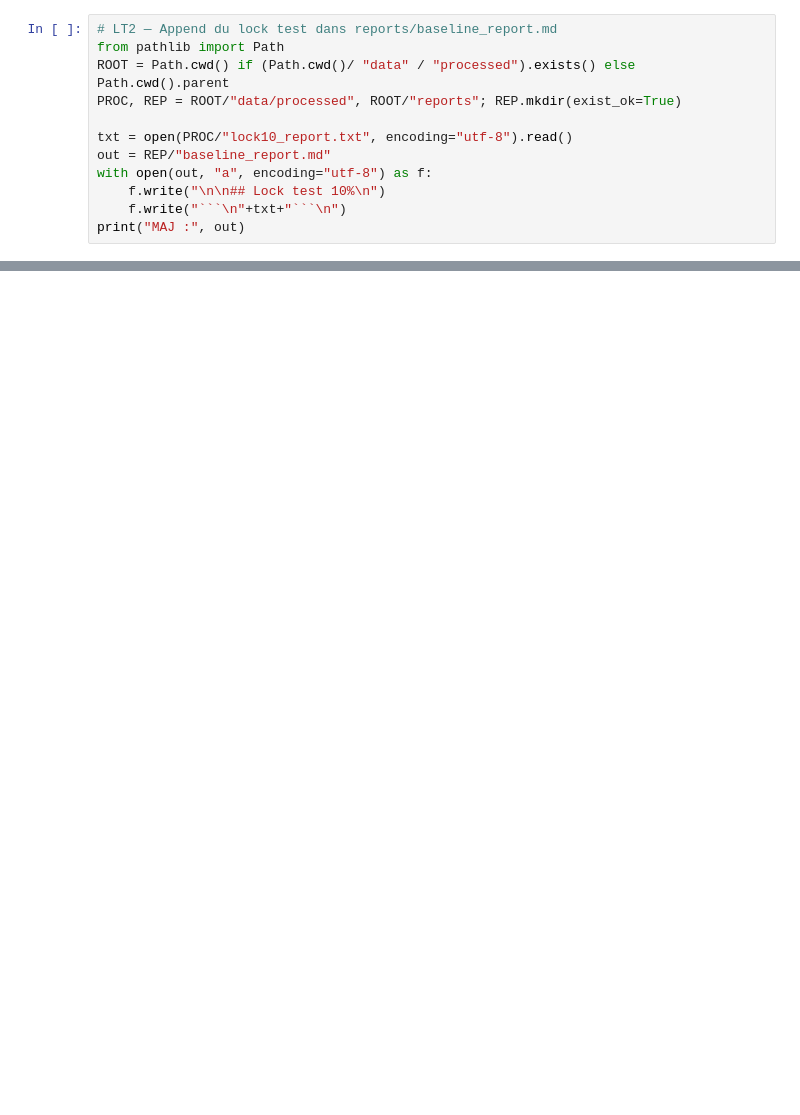
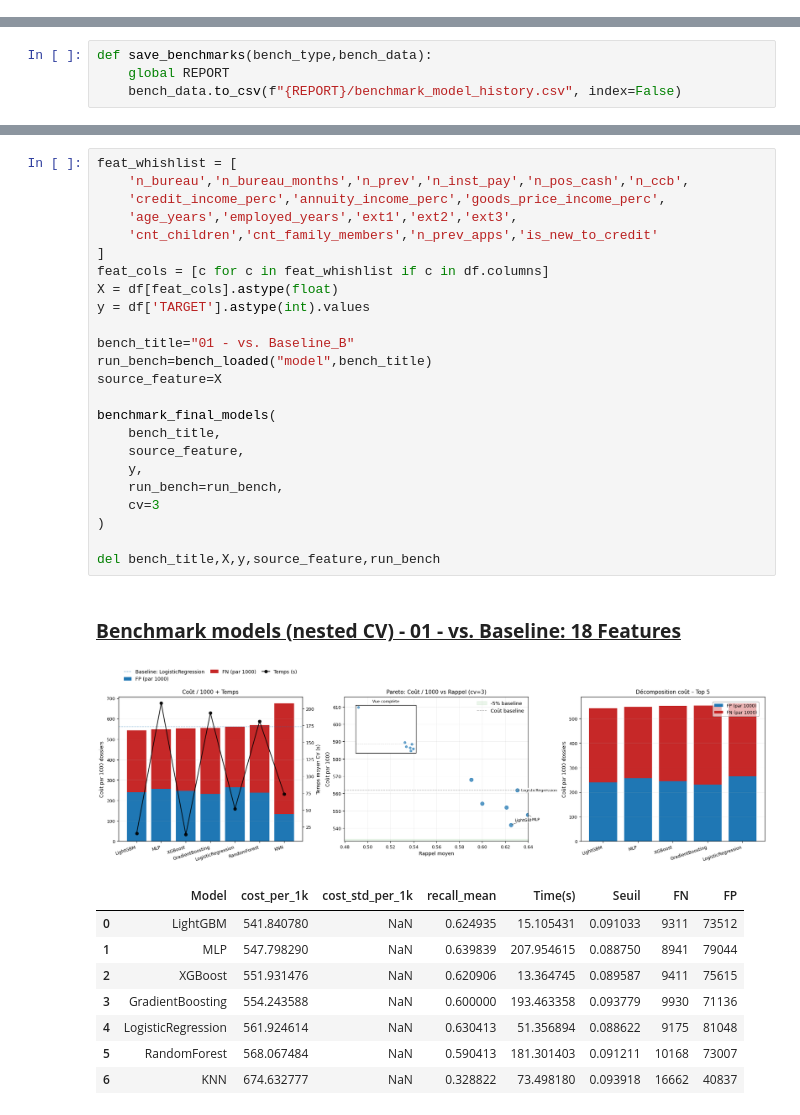
Before and after one commit to CGM-Git/projet7_scoring, a Jupyter notebook: notebooks/02_model.ipynb, the cells around one changed output, grey strips where cells are left out. Saved outputs shown, nothing was run; the diff lists cells and outputs as text; blank space fills up the shorter version.

````diff
--- a/notebooks/02_model.ipynb
+++ b/notebooks/02_model.ipynb
@@ -967,12 +0,0 @@ TP=895 FP=2983 FN=1588 TN=25286
-# %%
-# LT2 — Append du lock test dans reports/baseline_report.md
-from pathlib import Path
-ROOT = Path.cwd() if (Path.cwd()/ "data" / "processed").exists() else Path.cwd().parent
-PROC, REP = ROOT/"data/processed", ROOT/"reports"; REP.mkdir(exist_ok=True)
-
-txt = open(PROC/"lock10_report.txt", encoding="utf-8").read()
-out = REP/"baseline_report.md"
-with open(out, "a", encoding="utf-8") as f:
-    f.write("\n\n## Lock test 10%\n")
-    f.write("```\n"+txt+"```\n")
-print("MAJ :", out)
@@ -994,0 +106,4 @@ MAJ : c:\Users\FFix\Desktop\Formation Data Science\Projects\OpenClassroom\Projec
+# %%
+def save_benchmarks(bench_type,bench_data):
+    global REPORT
+    bench_data.to_csv(f"{REPORT}/benchmark_model_history.csv", index=False)
@@ -994,0 +867,35 @@ MAJ : c:\Users\FFix\Desktop\Formation Data Science\Projects\OpenClassroom\Projec
+# %%
+feat_whishlist = [
+    'n_bureau','n_bureau_months','n_prev','n_inst_pay','n_pos_cash','n_ccb',
+    'credit_income_perc','annuity_income_perc','goods_price_income_perc',
+    'age_years','employed_years','ext1','ext2','ext3',
+    'cnt_children','cnt_family_members','n_prev_apps','is_new_to_credit'
+]
+feat_cols = [c for c in feat_whishlist if c in df.columns]
+X = df[feat_cols].astype(float)
+y = df['TARGET'].astype(int).values
+
+bench_title="01 - vs. Baseline_B"
+run_bench=bench_loaded("model",bench_title)
+source_feature=X
+
+benchmark_final_models(
+    bench_title,
+    source_feature,
+    y,
+    run_bench=run_bench,
+    cv=3
+)
+
+del bench_title,X,y,source_feature,run_bench
+# %% [output]
+### <b><u>Benchmark models (nested CV) - 01 - vs. Baseline: 18 Features</u></b>
+[figure, added]
+|  | Model | cost_per_1k | cost_std_per_1k | recall_mean | Time(s) | Seuil | FN | FP |
+| 0 | LightGBM | 541.840780 | NaN | 0.624935 | 15.105431 | 0.091033 | 9311 | 73512 |
+| 1 | MLP | 547.798290 | NaN | 0.639839 | 207.954615 | 0.088750 | 8941 | 79044 |
+| 2 | XGBoost | 551.931476 | NaN | 0.620906 | 13.364745 | 0.089587 | 9411 | 75615 |
+| 3 | GradientBoosting | 554.243588 | NaN | 0.600000 | 193.463358 | 0.093779 | 9930 | 71136 |
+| 4 | LogisticRegression | 561.924614 | NaN | 0.630413 | 51.356894 | 0.088622 | 9175 | 81048 |
+| 5 | RandomForest | 568.067484 | NaN | 0.590413 | 181.301403 | 0.091211 | 10168 | 73007 |
+| 6 | KNN | 674.632777 | NaN | 0.328822 | 73.498180 | 0.093918 | 16662 | 40837 |
````
Also changed, not shown: parts of 42 cells of this notebook, 47 other files.
